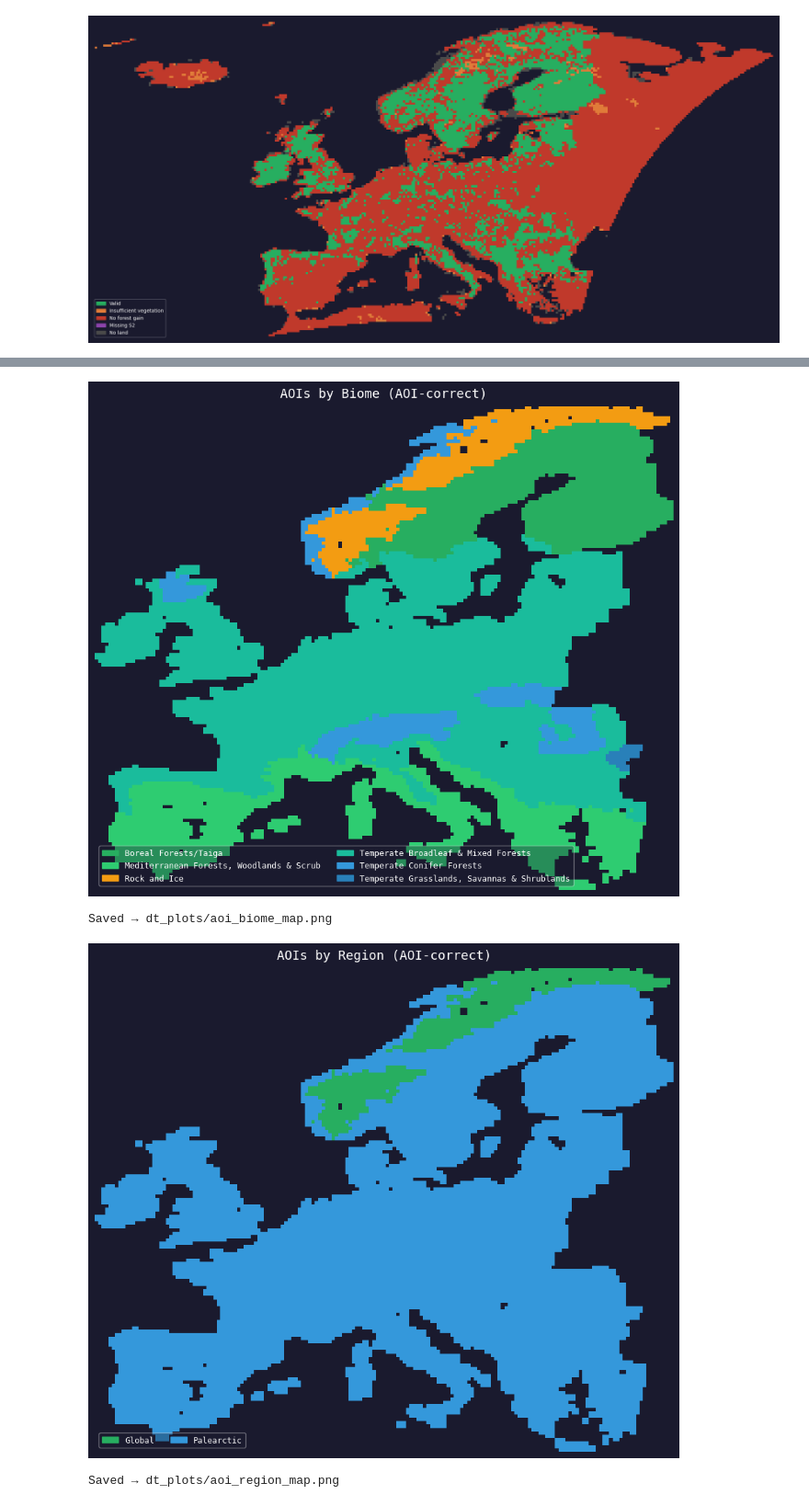
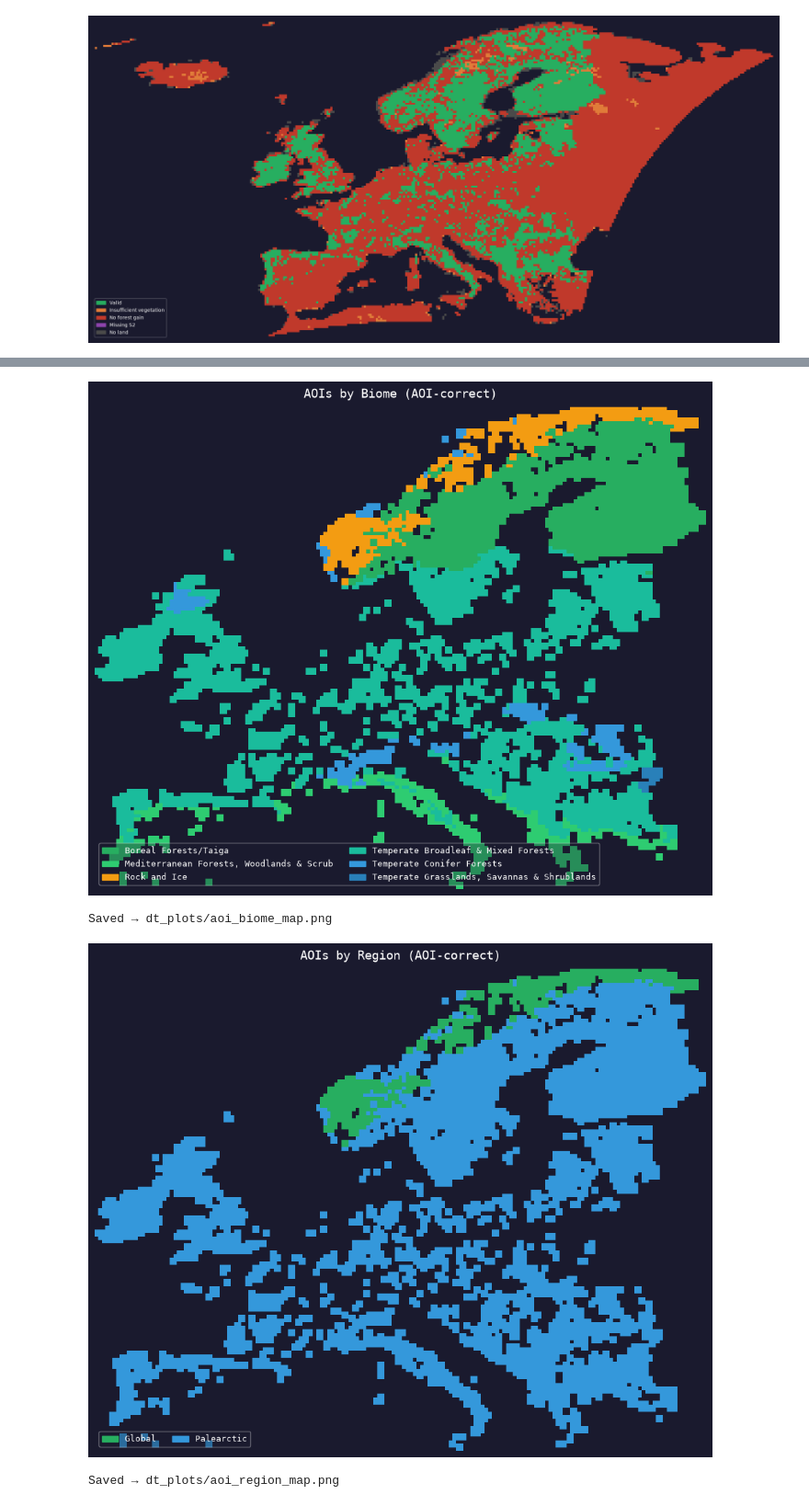
Before and after one commit to JamesBrockUoB/ForestGainFoundations, a Jupyter notebook: DataCollection/data_analysis.ipynb, the cells around one changed output, grey strips where cells are left out. Shown at 92% size. Saved outputs shown, nothing was run; the diff lists cells and outputs as text; code cells hidden in the pictures.

```diff
--- a/DataCollection/data_analysis.ipynb
+++ b/DataCollection/data_analysis.ipynb
@@ -1248,7 +1248,7 @@ from matplotlib.colors import ListedColormap
 
 STEP = 0.25
 
-with open("data/aois/valid_aois.json") as f:
+with open("data/aois/valid_aois_p1.json") as f:
     valid_aois = json.load(f)
 
 
@@ -1374,36 +1374,36 @@ def save_map(grid, title, labels, colors, filename):
         mpatches.Patch(color=colors[i + 1], label=name)
         for i, name in enumerate(labels)
         if i + 1 < len(colors)
     ]
 
     ax.legend(
         handles=legend_elements,
         loc="lower left",
         framealpha=0.35,
         facecolor="#1a1a2e",
         edgecolor="white",
         labelcolor="white",
         fontsize=9,
         ncol=2,
     )
 
     plt.tight_layout()
     plt.savefig(filename, dpi=150, bbox_inches="tight", facecolor="#1a1a2e")
     plt.show()
     plt.close()
 
     print(f"Saved → {filename}")
 
 
 save_map(biome_grid, "AOIs by Biome (AOI-correct)", biomes, biome_colors,
          "dt_plots/aoi_biome_map.png")
 
 save_map(region_grid, "AOIs by Region (AOI-correct)", regions, region_colors,
          "dt_plots/aoi_region_map.png")
 # %% [output]
-[figure, old version]
+[figure, new version]
 Saved → dt_plots/aoi_biome_map.png
-[figure, old version]
+[figure, new version]
 Saved → dt_plots/aoi_region_map.png
 # %%
 from osgeo import gdal
```
Also changed, not shown: parts of 9 cells of this notebook, 29 other files.
